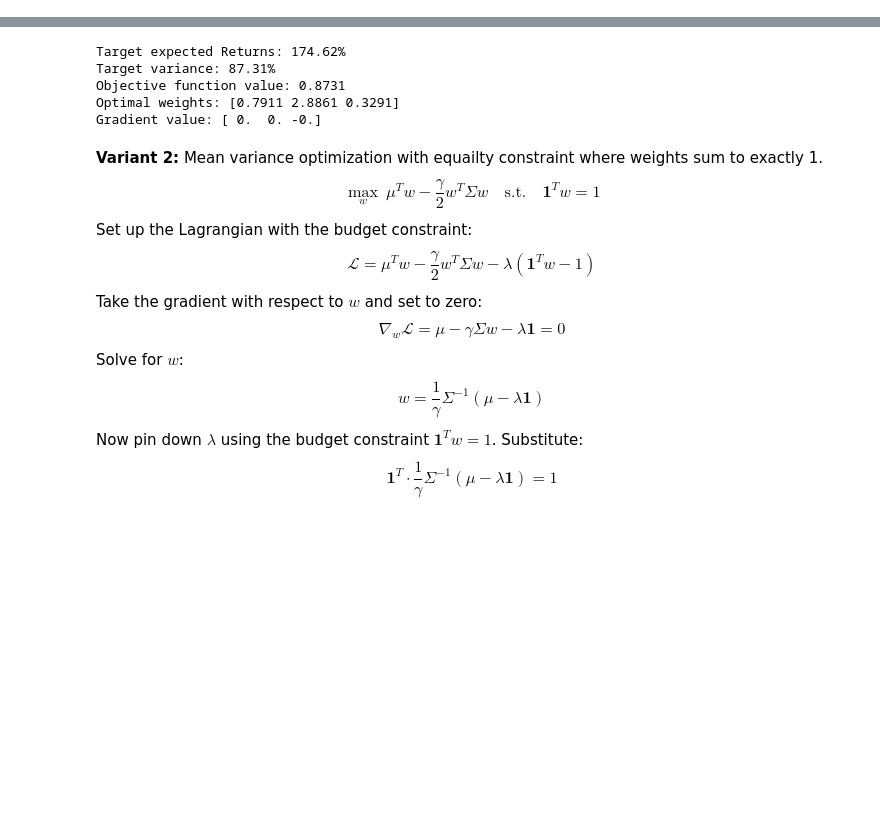
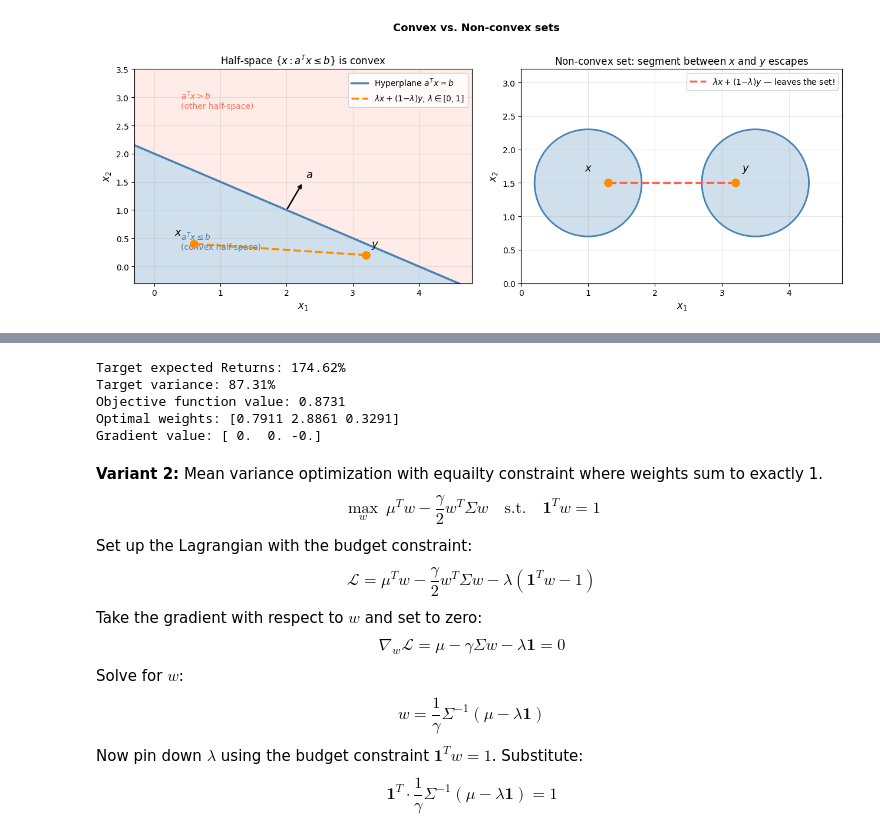
Before and after one commit to springmarathon/portfolio_construction, a Jupyter notebook: 1_markowitz_optimization/1.3_mean_variance.ipynb, the cells around one changed output, grey strips where cells are left out. Cells and saved outputs as stored; diff of their text form; code cells hidden in the pictures; blank space fills up the shorter version.

```diff
--- a/1_markowitz_optimization/1.3_mean_variance.ipynb
+++ b/1_markowitz_optimization/1.3_mean_variance.ipynb
@@ -5,0 +22,81 @@ import numpy as np
+# %%
+import matplotlib.pyplot as plt
+import numpy as np
+
+fig, axes = plt.subplots(1, 2, figsize=(13, 5))
+
+# ── shared setup ──────────────────────────────────────────────────────────────
+# Hyperplane: a^T x = b  →  x1 + 2*x2 = 4
+a = np.array([1.0, 2.0])
+b = 4.0
+x1 = np.linspace(-0.5, 5.0, 400)
+x2_hp = (b - a[0] * x1) / a[1]        # boundary line
+
+# ── Left panel: half-space is convex ─────────────────────────────────────────
+ax = axes[0]
+ax.fill_between(x1, -1, x2_hp, alpha=0.25, color="steelblue")
+ax.fill_between(x1, x2_hp, 4, alpha=0.12, color="tomato")
+ax.plot(x1, x2_hp, color="steelblue", lw=2.5, label=r"Hyperplane $a^Tx = b$")
+
+# Two points inside the half-space (a^Tx <= b)
+P = np.array([0.6, 0.4])   # 0.6 + 0.8 = 1.4 ≤ 4
+Q = np.array([3.2, 0.2])   # 3.2 + 0.4 = 3.6 ≤ 4
+
+# Convex combination segment λP + (1−λ)Q stays inside
+lam = np.linspace(0, 1, 200)
+seg = np.outer(lam, P) + np.outer(1 - lam, Q)
+ax.plot(seg[:, 0], seg[:, 1], color="darkorange", lw=2.5, ls="--",
+        label=r"$\lambda x + (1{-}\lambda)y$, $\lambda \in [0,1]$")
+ax.scatter([P[0], Q[0]], [P[1], Q[1]], s=90, color="darkorange", zorder=6)
+ax.annotate(r"$x$", P, xytext=(P[0] - 0.3, P[1] + 0.15), fontsize=13)
+ax.annotate(r"$y$", Q, xytext=(Q[0] + 0.08, Q[1] + 0.15), fontsize=13)
+
+# Normal vector a pointing into the half-space complement
+mid = np.array([2.0, (b - a[0] * 2.0) / a[1]])
+a_hat = a / np.linalg.norm(a)
+ax.annotate("", xy=mid + 0.55 * a_hat, xytext=mid,
+            arrowprops=dict(arrowstyle="->", color="black", lw=1.8))
+ax.text(*(mid + 0.65 * a_hat), r"$a$", fontsize=13)
+
+ax.text(0.4, 2.8, r"$a^Tx > b$" + "\n(other half-space)",
+        fontsize=10, color="tomato", alpha=0.9)
+ax.text(0.4, 0.3, r"$a^Tx \leq b$" + "\n(convex half-space)",
+        fontsize=10, color="steelblue")
+
+ax.set_xlim(-0.3, 4.8); ax.set_ylim(-0.3, 3.5)
+ax.set_xlabel("$x_1$", fontsize=12); ax.set_ylabel("$x_2$", fontsize=12)
+ax.set_title(r"Half-space $\{x : a^Tx \leq b\}$ is convex", fontsize=12)
+ax.legend(fontsize=10, loc="upper right"); ax.grid(True, alpha=0.3)
+
+# ── Right panel: non-convex set for contrast ──────────────────────────────────
+ax = axes[1]
+
+# Non-convex set: union of two disjoint disks
+theta = np.linspace(0, 2 * np.pi, 300)
+c1, c2, r = np.array([1.0, 1.5]), np.array([3.5, 1.5]), 0.8
+
+for cx, cy in [(c1[0], c1[1]), (c2[0], c2[1])]:
+    circle = plt.Circle((cx, cy), r, color="steelblue", alpha=0.25)
+    ax.add_patch(circle)
+    ax.plot(cx + r * np.cos(theta), cy + r * np.sin(theta), color="steelblue", lw=2)
+
+# Two points, one from each disk — segment leaves the set
+P2 = c1 + 0.3 * np.array([1, 0])
+Q2 = c2 - 0.3 * np.array([1, 0])
+seg2 = np.outer(lam, P2) + np.outer(1 - lam, Q2)
+ax.plot(seg2[:, 0], seg2[:, 1], color="tomato", lw=2.5, ls="--",
+        label=r"$\lambda x + (1{-}\lambda)y$ — leaves the set!")
+ax.scatter([P2[0], Q2[0]], [P2[1], Q2[1]], s=90, color="darkorange", zorder=6)
+ax.annotate(r"$x$", P2, xytext=(P2[0] - 0.35, P2[1] + 0.18), fontsize=13)
+ax.annotate(r"$y$", Q2, xytext=(Q2[0] + 0.1, Q2[1] + 0.18), fontsize=13)
+
+ax.set_xlim(0, 4.8); ax.set_ylim(0, 3.2)
+ax.set_xlabel("$x_1$", fontsize=12); ax.set_ylabel("$x_2$", fontsize=12)
+ax.set_title("Non-convex set: segment between $x$ and $y$ escapes", fontsize=12)
+ax.legend(fontsize=10); ax.grid(True, alpha=0.3); ax.set_aspect("equal")
+
+plt.suptitle("Convex vs. Non-convex sets", fontsize=13, fontweight="bold", y=1.01)
+plt.tight_layout()
+plt.show()
+# %% [output]
+[figure, added]
```
Also changed, not shown: parts of 5 cells of this notebook, 3 other files.
